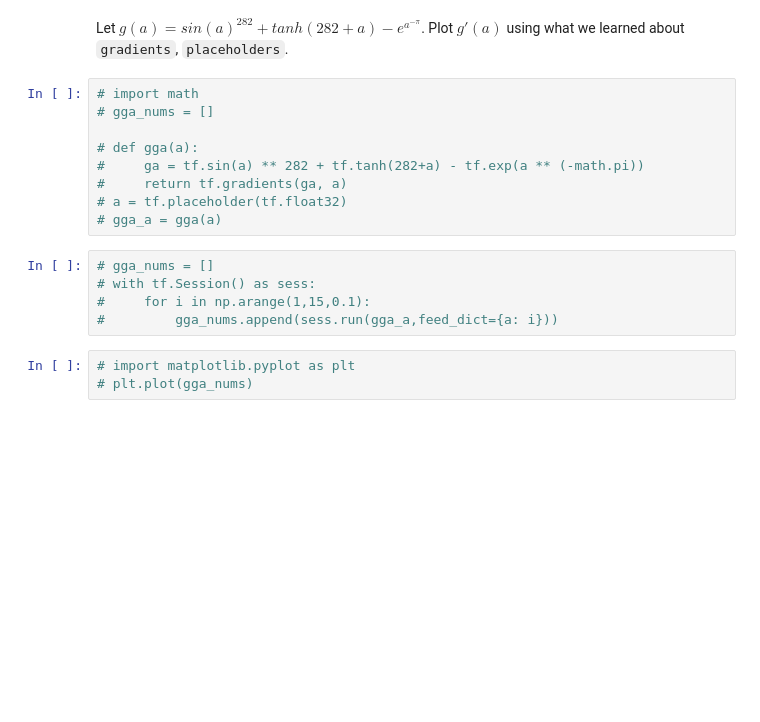
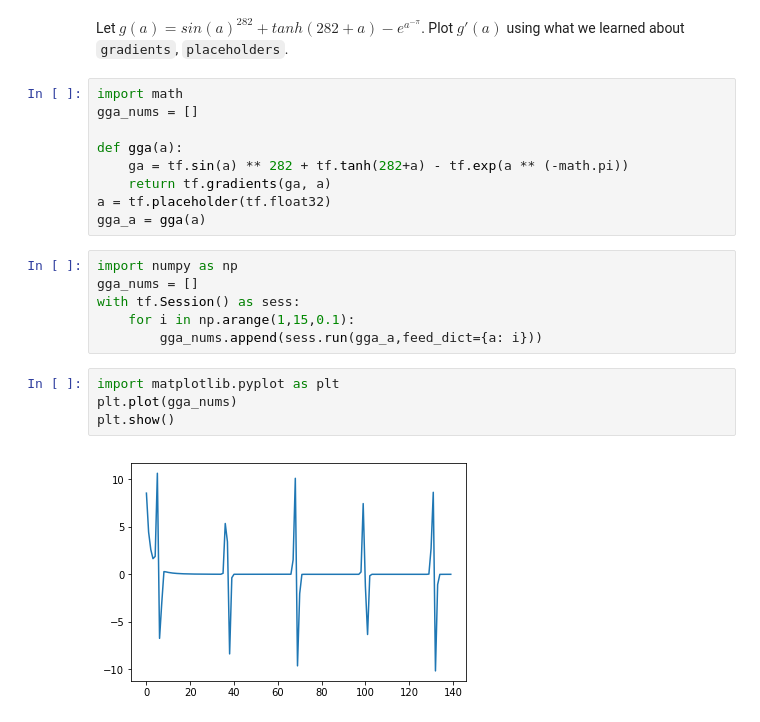
Before and after one commit to kojino/Harvard-Robust-Machine-Learning, a Jupyter notebook: 5_Variables_Gradients_Placeholders.ipynb, the cells around one changed output. Saved outputs shown, nothing was run; the diff lists cells and outputs as text; blank space fills up the shorter version.

```diff
--- a/5_Variables_Gradients_Placeholders.ipynb
+++ b/5_Variables_Gradients_Placeholders.ipynb
@@ -163,19 +163,23 @@ with tf.Session() as sess:
 # %% [markdown]
 Let $g(a) = sin(a)^{282} + tanh(282+a)-e^{a^{-\pi}}$. Plot $g'(a)$ using what we learned about `gradients`, `placeholders`.
 # %%
-# import math
-# gga_nums = []
+import math
+gga_nums = []
 
-# def gga(a):
-#     ga = tf.sin(a) ** 282 + tf.tanh(282+a) - tf.exp(a ** (-math.pi))
-#     return tf.gradients(ga, a)
-# a = tf.placeholder(tf.float32)
-# gga_a = gga(a)
+def gga(a):
+    ga = tf.sin(a) ** 282 + tf.tanh(282+a) - tf.exp(a ** (-math.pi))
+    return tf.gradients(ga, a)
+a = tf.placeholder(tf.float32)
+gga_a = gga(a)
 # %%
-# gga_nums = []
-# with tf.Session() as sess:
-#     for i in np.arange(1,15,0.1):
-#         gga_nums.append(sess.run(gga_a,feed_dict={a: i}))
+import numpy as np
+gga_nums = []
+with tf.Session() as sess:
+    for i in np.arange(1,15,0.1):
+        gga_nums.append(sess.run(gga_a,feed_dict={a: i}))
 # %%
-# import matplotlib.pyplot as plt
-# plt.plot(gga_nums)
+import matplotlib.pyplot as plt
+plt.plot(gga_nums)
+plt.show()
+# %% [output]
+[figure, added]
```
Also changed, not shown: 8 other files.
